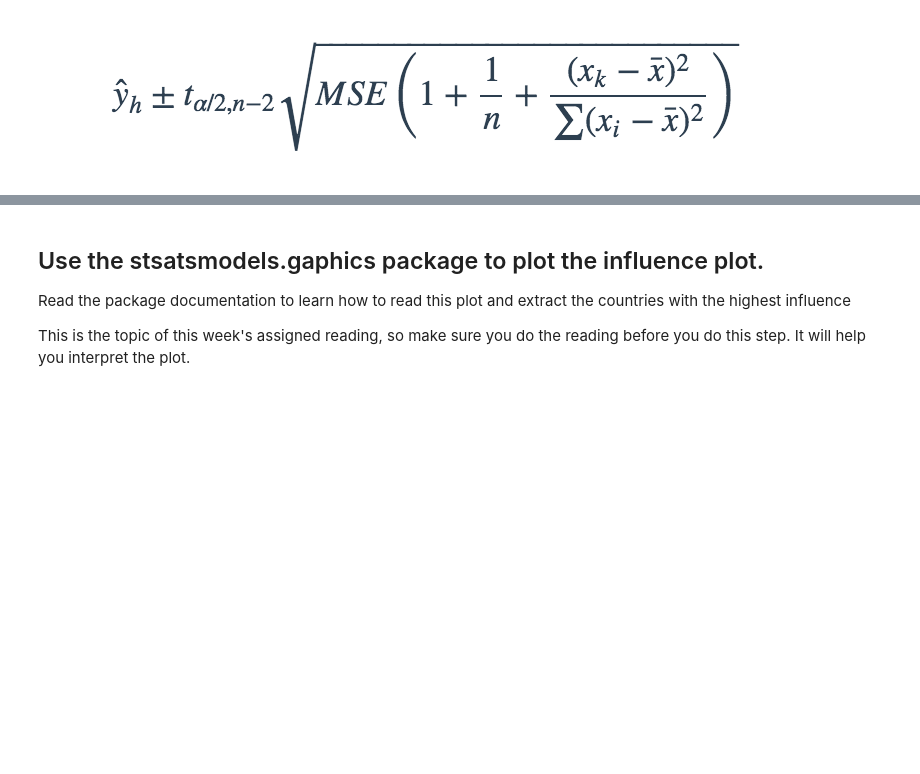
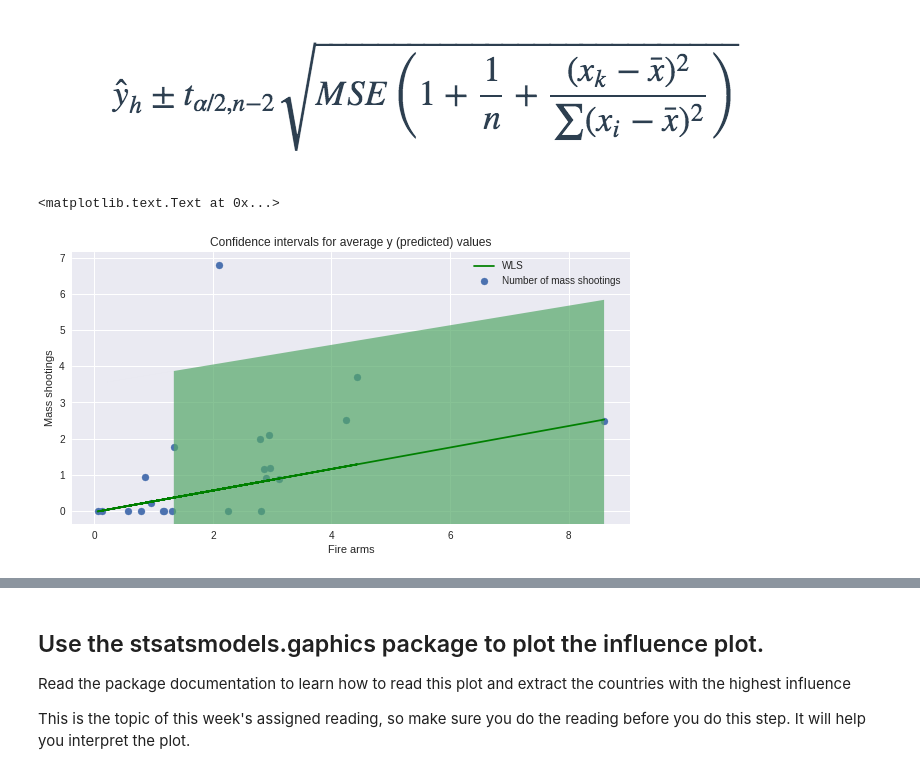
Before and after one commit to xoxoaseka/PUI2017_fl1210, a Jupyter notebook: HW5_fl1210/Assignment_3.ipynb, the cells around one changed output, grey strips where cells are left out. Cells and saved outputs as stored; diff of their text form; code cells hidden in the pictures; blank space fills up the shorter version.

```diff
--- a/HW5_fl1210/Assignment_3.ipynb
+++ b/HW5_fl1210/Assignment_3.ipynb
@@ -463,6 +470,30 @@ from IPython.display import Image
 Image("https://raw.githubusercontent.com/fedhere/PUI2017_fb55/master/Lab5_fb55/ciYaverage.png")
 # %% [output]
 [figure]
+# %%
+fig = pl.figure(figsize=(10,5))
+ax = fig.add_subplot(111)
+ax.scatter(df_['firearmspp'], df_['massshootingpp'], label = 'Number of mass shootings')
+ax.plot(df_['firearmspp'], lm2.predict(), '-g', label = 'WLS')
+ax.set_xlabel("Fire arms")
+ax.set_ylabel("Mass shootings")
+ax.set_ylim()
+ax.legend()
+
+
+x = df_['firearmspp']
+y_observed = df_['massshootingpp']
+y_predicted = lm2.predict()
+n = len(x)
+tp = scipy.stats.t.ppf(0.975, n-2)
+sy = np.sqrt(sum((y_observed-y_predicted) ** 2)/(n-2))
+y1 = y_predicted + tp * sy * np.sqrt( 1 + 1/n + (x - mean(x) ** 2) / sum((x - mean(x) ** 2)))
+y2 = y_predicted - tp * sy * np.sqrt( 1 + 1/n + (x - mean(x) ** 2) / sum((x - mean(x) ** 2)))
+pl.fill_between(x, y1, y2, alpha=0.7)
+pl.title('Confidence intervals for average y (predicted) values')
+# %% [output]
+<matplotlib.text.Text at 0x...>
+[figure, added]
 # %%
 pl.figure()
 import seaborn  as sns
```
Also changed, not shown: parts of 11 cells of this notebook.
